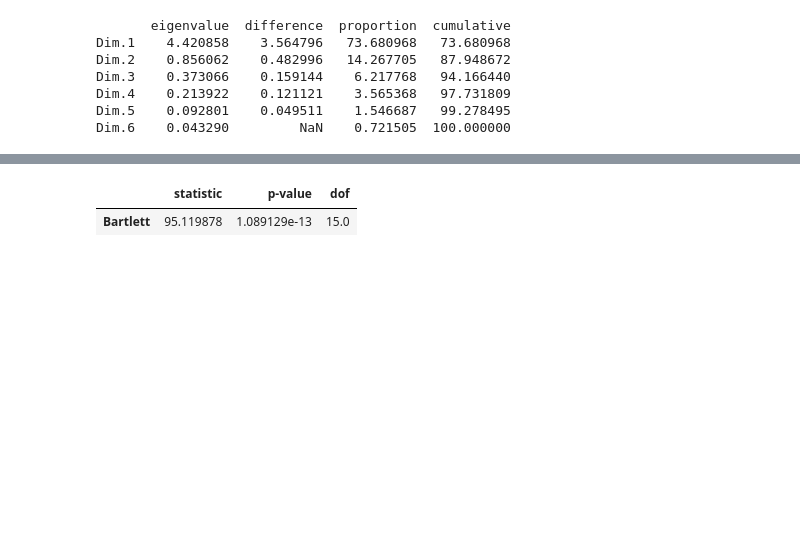
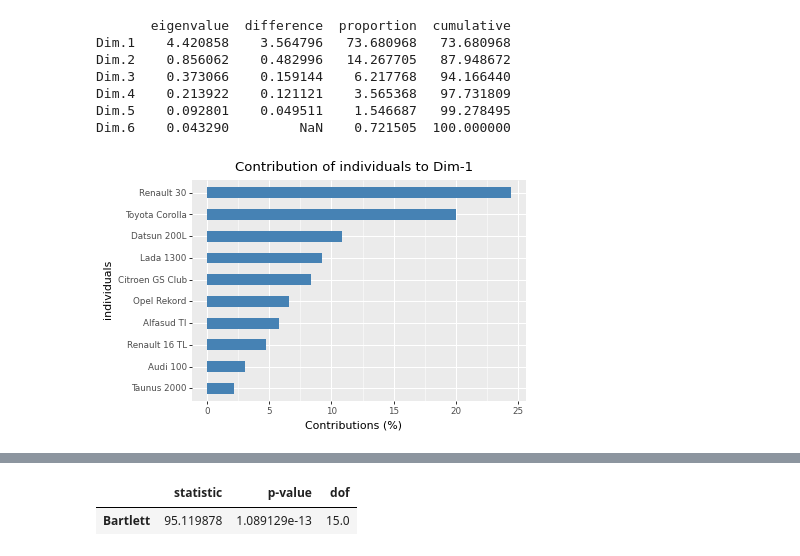
Before and after one commit to enfantbenidedieu/scientisttools, a Jupyter notebook: pca_example.ipynb, the cells around one changed output, grey strips where cells are left out. Cells and saved outputs as stored; diff of their text form; code cells hidden in the pictures; blank space fills up the shorter version.

```diff
--- a/pca_example.ipynb
+++ b/pca_example.ipynb
@@ -59,3 +59,8 @@ Dim.3    0.373066    0.159144    6.217768   94.166440
 Dim.4    0.213922    0.121121    3.565368   97.731809
 Dim.5    0.092801    0.049511    1.546687   99.278495
 Dim.6    0.043290         NaN    0.721505  100.000000
+# %%
+p = fviz_contrib(acp,top_contrib=10)
+print(p)
+# %% [output]
+[figure, added]
```
Also changed, not shown: parts of 20 cells of this notebook, 7 other files.
